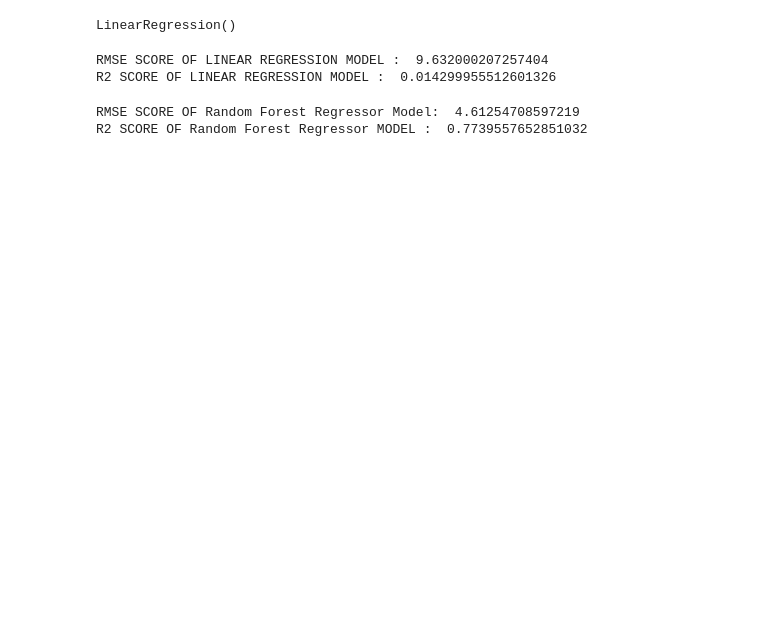
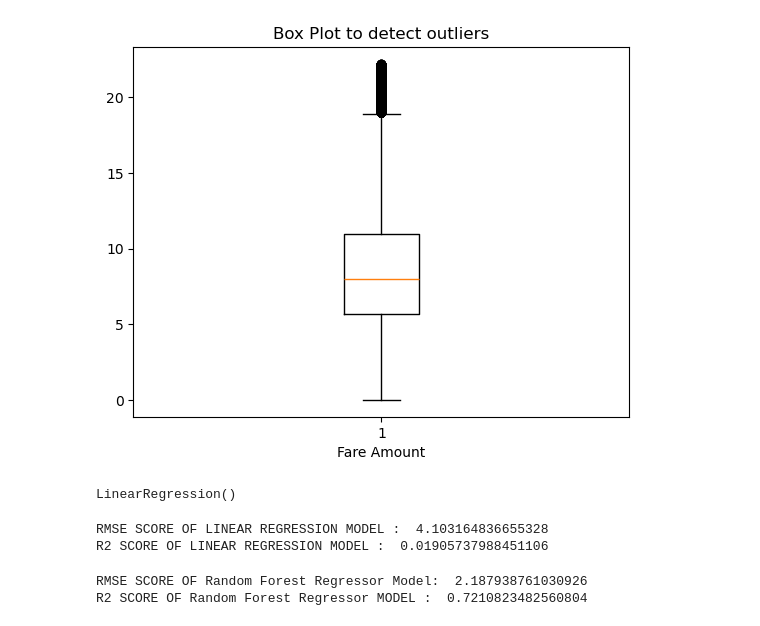
Before and after one commit to aryandumale04/Labaoratory-Practice---3, a Jupyter notebook: LP-3/ML/1.Uber Fare Prediction .ipynb, the cells around one changed output. Cells and saved outputs as stored; diff of their text form; code cells hidden in the pictures; blank space fills up the shorter version.

```diff
--- a/LP-3/ML/1.Uber Fare Prediction .ipynb
+++ b/LP-3/ML/1.Uber Fare Prediction .ipynb
@@ -34,0 +43,9 @@ df.head()
+# %%
+#via IQR
+Q1 = df["fare_amount"].quantile(0.25)
+Q3 = df["fare_amount"].quantile(0.75)
+IQR =  Q3 -Q1
+lower = Q1 - 1.5 * IQR
+upper = Q3 + 1.5 * IQR
+outliers = df[(df["fare_amount"] < lower) | (df["fare_amount"] > upper)]
+print("Outliers : ",outliers)
@@ -35,3 +70,13 @@ df.head()
+# %%
+#removing outliers
+df=df[(df["fare_amount"] >= lower) & (df["fare_amount"] <= upper)]
+#identifying outliers(via box plot)
+plt.boxplot(df["fare_amount"])
+plt.title("Box Plot to detect outliers")
+plt.xlabel("Fare Amount")
+plt.show()
+# %% [output]
+[figure, added]
 # %%
  #model preparation
 x = df.drop("fare_amount",axis=1)
@@ -54,8 +99,8 @@ r2=r2_score(y_test,y_pred)
 print("RMSE SCORE OF LINEAR REGRESSION MODEL : ",rmse)
 print("R2 SCORE OF LINEAR REGRESSION MODEL : ",r2)
 # %% [output]
-RMSE SCORE OF LINEAR REGRESSION MODEL :  9.632000207257404
-R2 SCORE OF LINEAR REGRESSION MODEL :  0.014299955512601326
+RMSE SCORE OF LINEAR REGRESSION MODEL :  4.103164836655328
+R2 SCORE OF LINEAR REGRESSION MODEL :  0.01905737988451106
 # %%
 #Random Forest
 randomForestModel  = RandomForestRegressor(n_estimators=10,random_state=42)
@@ -66,5 +111,5 @@ r22 = r2_score(y_test,yy_pred)
 print("RMSE SCORE OF Random Forest Regressor Model: ",rmse2)
 print("R2 SCORE OF Random Forest Regressor MODEL : ",r22)
 # %% [output]
-RMSE SCORE OF Random Forest Regressor Model:  4.61254708597219
-R2 SCORE OF Random Forest Regressor MODEL :  0.7739557652851032
+RMSE SCORE OF Random Forest Regressor Model:  2.187938761030926
+R2 SCORE OF Random Forest Regressor MODEL :  0.7210823482560804
```
Also changed, not shown: parts of 2 cells of this notebook, 8 other files.
